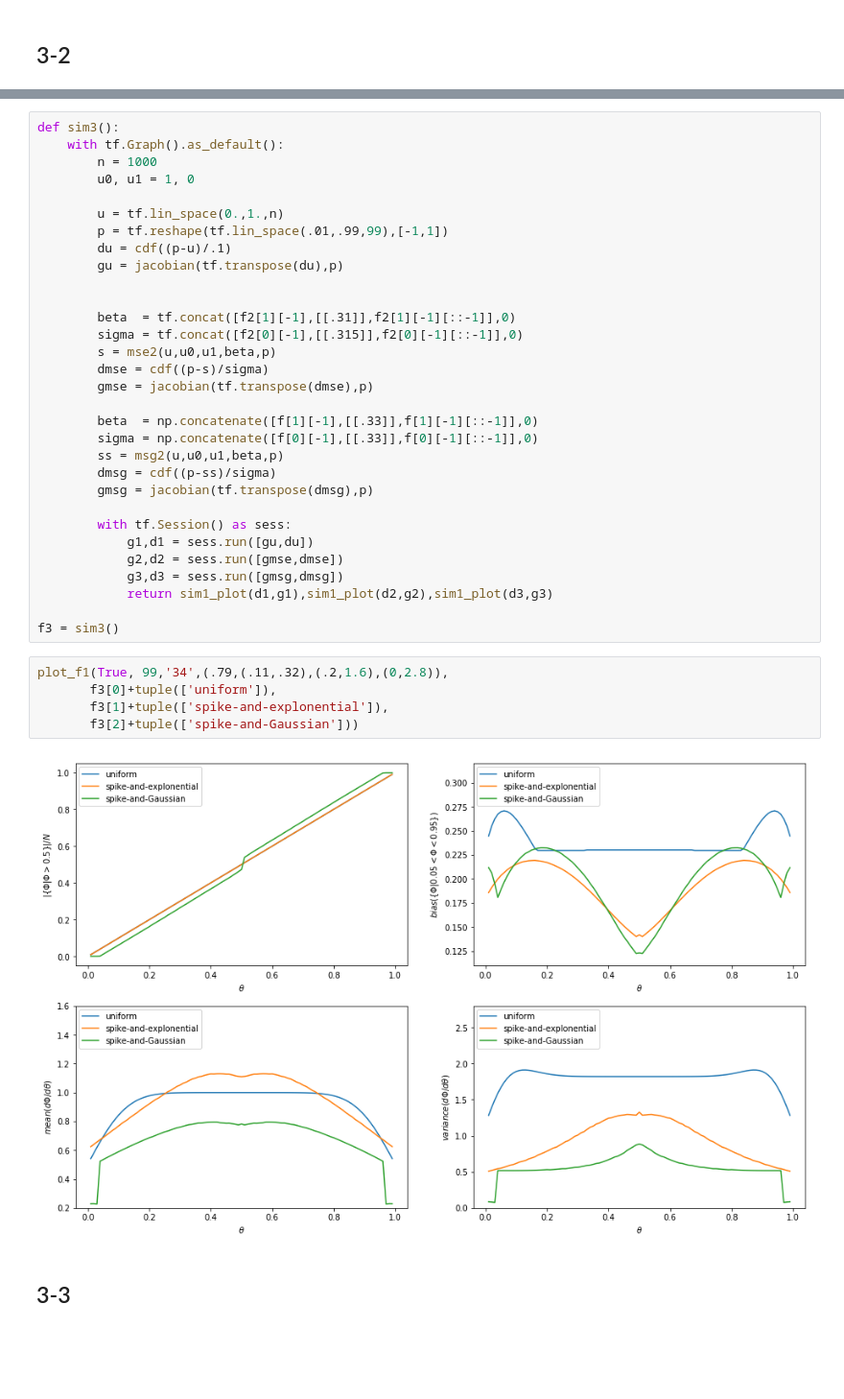
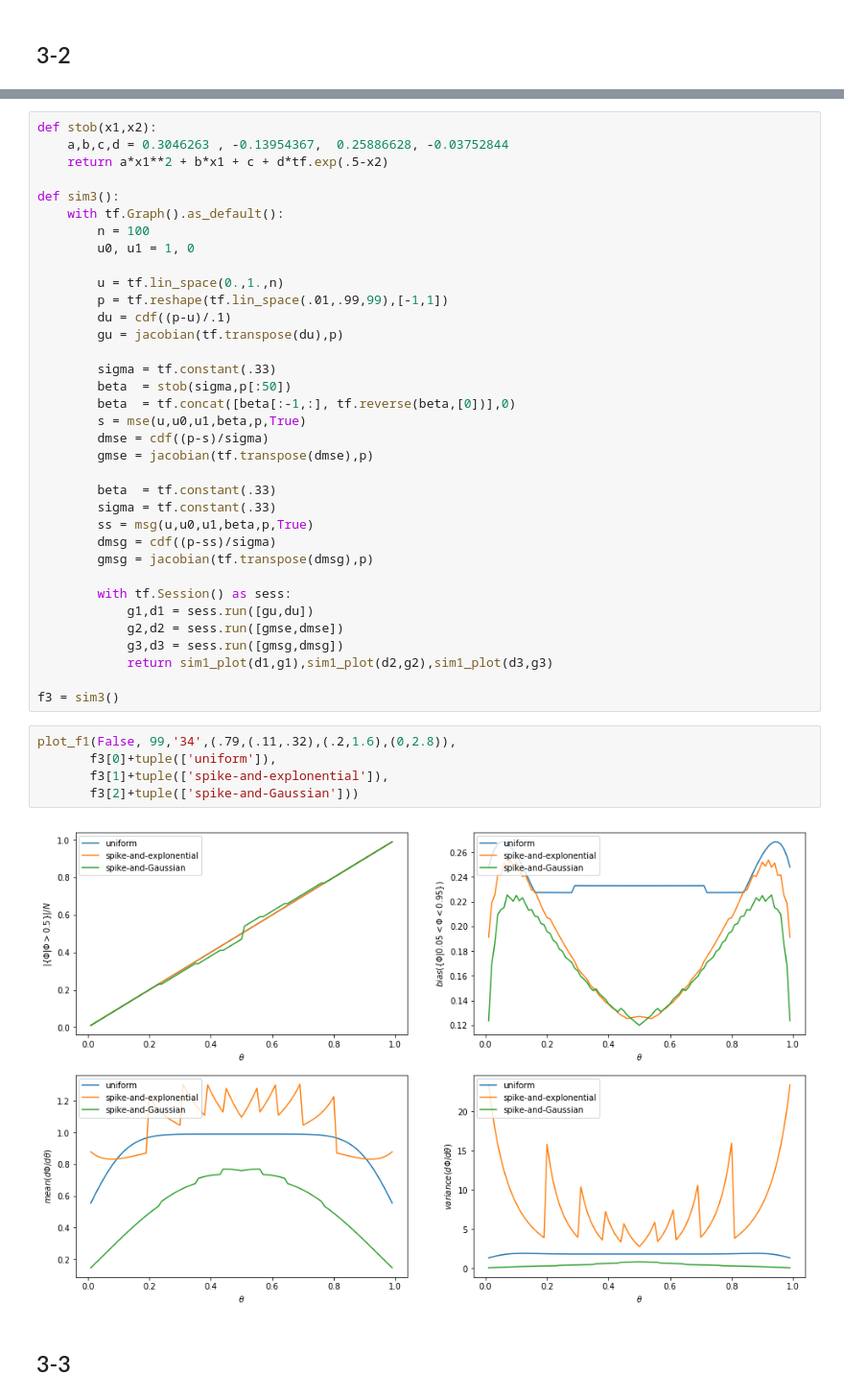
Before and after one commit to ethihsy/cc, a Jupyter notebook: plot.ipynb, the cells around one changed output, grey strips where cells are left out. Shown at 96% size. Saved outputs shown, nothing was run; the diff lists cells and outputs as text; blank space fills up the shorter version.

```diff
--- a/plot.ipynb
+++ b/plot.ipynb
@@ -302,7 +324,11 @@ plt.show()
 # %%
+def stob(x1,x2):
+    a,b,c,d = 0.3046263 , -0.13954367,  0.25886628, -0.03752844
+    return a*x1**2 + b*x1 + c + d*tf.exp(.5-x2)
+
 def sim3():
     with tf.Graph().as_default():
-        n = 1000
+        n = 100
         u0, u1 = 1, 0
 
         u = tf.lin_space(0.,1.,n)
@@ -310,16 +336,16 @@ def sim3():
         du = cdf((p-u)/.1)
         gu = jacobian(tf.transpose(du),p)
 
-
-        beta  = tf.concat([f2[1][-1],[[.31]],f2[1][-1][::-1]],0)
-        sigma = tf.concat([f2[0][-1],[[.315]],f2[0][-1][::-1]],0)
-        s = mse2(u,u0,u1,beta,p)
+        sigma = tf.constant(.33)
+        beta  = stob(sigma,p[:50])
+        beta  = tf.concat([beta[:-1,:], tf.reverse(beta,[0])],0)
+        s = mse(u,u0,u1,beta,p,True)
         dmse = cdf((p-s)/sigma)
         gmse = jacobian(tf.transpose(dmse),p)
 
-        beta  = np.concatenate([f[1][-1],[[.33]],f[1][-1][::-1]],0)
-        sigma = np.concatenate([f[0][-1],[[.33]],f[0][-1][::-1]],0)
-        ss = msg2(u,u0,u1,beta,p)
+        beta  = tf.constant(.33)
+        sigma = tf.constant(.33)
+        ss = msg(u,u0,u1,beta,p,True)
         dmsg = cdf((p-ss)/sigma)
         gmsg = jacobian(tf.transpose(dmsg),p)
 
@@ -331,12 +357,12 @@ def sim3():
 
 f3 = sim3()
 # %%
-plot_f1(True, 99,'34',(.79,(.11,.32),(.2,1.6),(0,2.8)),
+plot_f1(False, 99,'34',(.79,(.11,.32),(.2,1.6),(0,2.8)),
        f3[0]+tuple(['uniform']),
        f3[1]+tuple(['spike-and-explonential']),
        f3[2]+tuple(['spike-and-Gaussian']))
 # %% [output]
-[figure, old version]
+[figure, new version]
 # %% [markdown]
 ## 3-3
 # %% [markdown]
```
Also changed, not shown: parts of 12 cells of this notebook.
